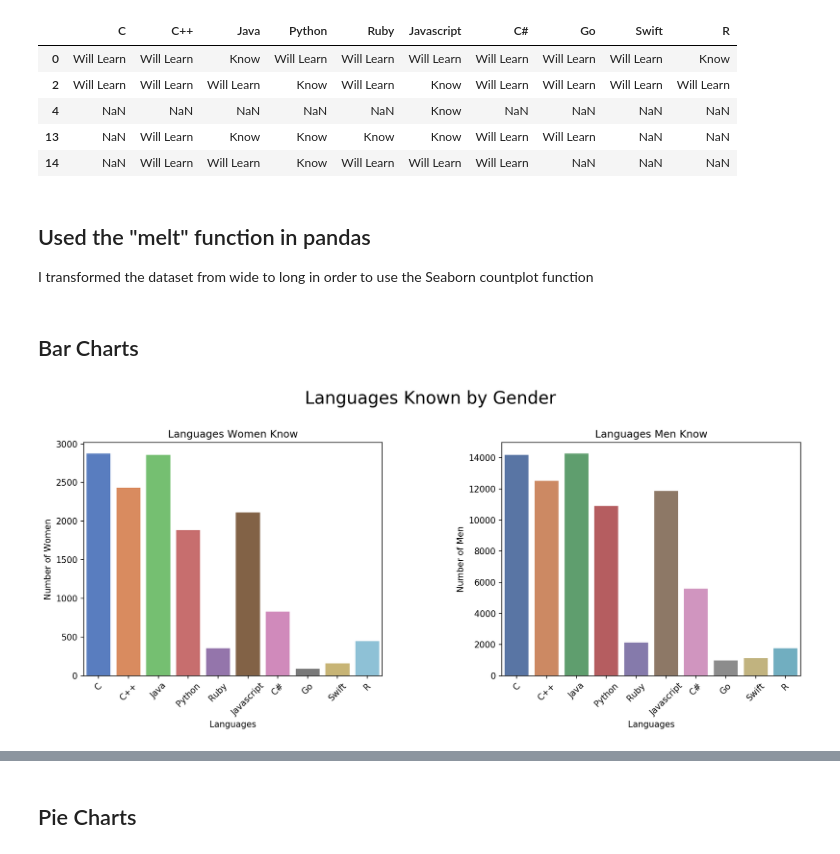
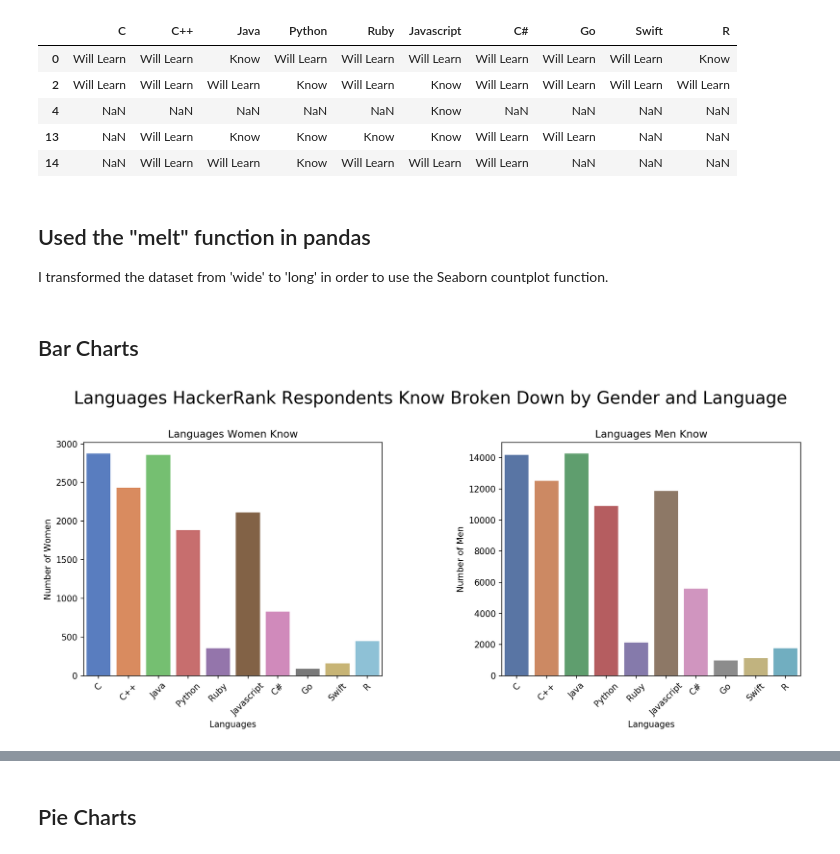
Before and after one commit to EricaTess/women-in-tech, a Jupyter notebook: clustering_project/Analysis.ipynb, the cells around one changed output, grey strips where cells are left out. Saved outputs shown, nothing was run; the diff lists cells and outputs as text; code cells hidden in the pictures.

```diff
--- a/clustering_project/Analysis.ipynb
+++ b/clustering_project/Analysis.ipynb
@@ -50,5 +48,5 @@ female.head()
 | 14 | NaN | Will Learn | Will Learn | Know | Will Learn | Will Learn | Will Learn | NaN | NaN | NaN |
 # %% [markdown]
 ## Used the "melt" function in pandas
-I transformed the dataset from wide to long in order to use the Seaborn countplot function
+I transformed the dataset from 'wide' to 'long' in order to use the Seaborn countplot function.
 # %%
@@ -65,31 +63,31 @@ male_melt.dropna(subset=['value'], inplace=True)
 # %%
 # Languages Known By Gender
 
 fig1 = plt.figure(dpi=150)
 fig1.set_figheight(5)
 fig1.set_figwidth(15)
 sns.set_palette("muted")
 fig1.subplots_adjust(hspace=0, wspace=0.4)
-fig1.suptitle('Languages Known by Gender', fontsize=20, y=1.05)
+fig1.suptitle('Languages HackerRank Respondents Know Broken Down by Gender and Language', fontsize=20, y=1.05)
 
 # Women Known
 plt.subplot(1, 2, 1)
 chart1 = sns.countplot(data=female_melt[female_melt['value'] == 'Know'], x="variable")
 plt.title("Languages Women Know")
 chart1.set_xticklabels(chart1.get_xticklabels(), rotation=45)
 plt.ylabel('Number of Women')
 plt.xlabel('Languages')
 sns.set_palette("deep")
 
 
 # Men Known
 plt.subplot(1, 2, 2)
 chart2 = sns.countplot(data=male_melt[male_melt['value'] == 'Know'], x="variable")
 plt.title("Languages Men Know")
 chart2.set_xticklabels(chart2.get_xticklabels(), rotation=45)
 plt.ylabel('Number of Men')
 plt.xlabel('Languages')
 sns.set_palette("deep")
 # %% [output]
-[figure, old version]
+[figure, new version]
 # %%
```
Also changed, not shown: parts of 8 cells of this notebook.
